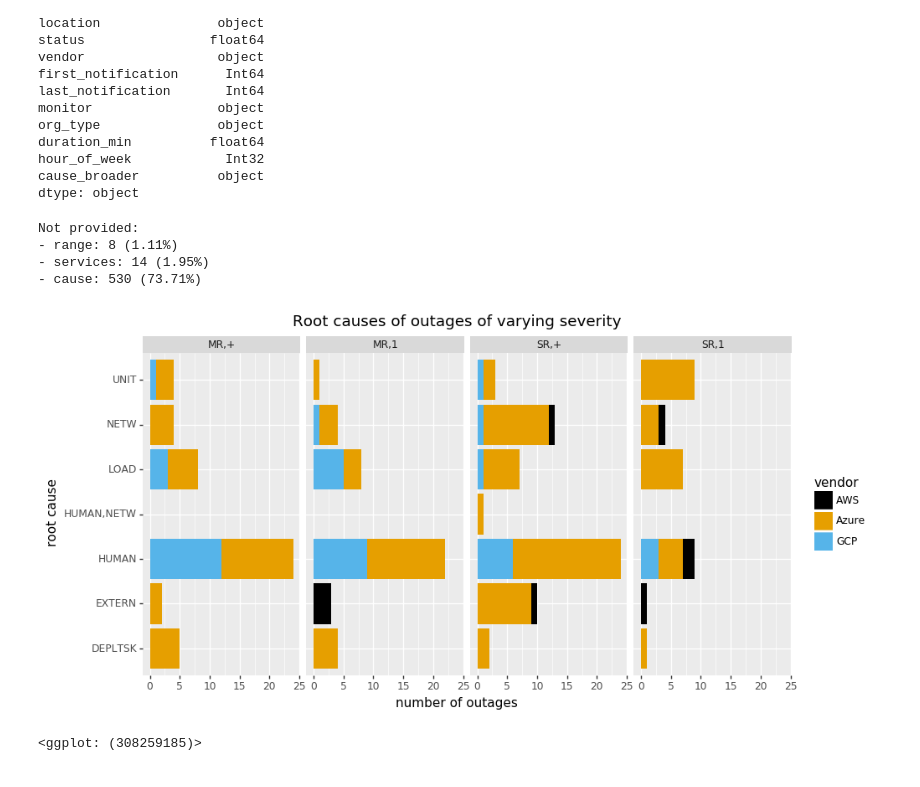
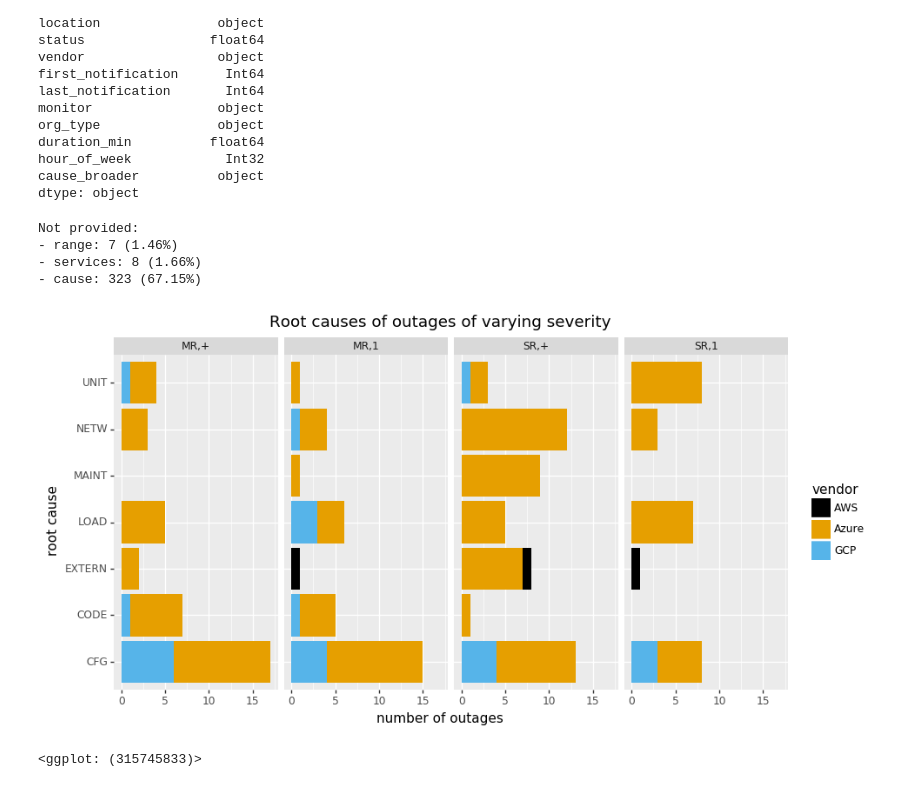
Before and after one commit to thezeroalpha/honours-project, a Jupyter notebook: notebooks/Plotting.ipynb, the cells around one changed output. Saved outputs shown, nothing was run; the diff lists cells and outputs as text; code cells hidden in the pictures.

```diff
--- a/notebooks/Plotting.ipynb
+++ b/notebooks/Plotting.ipynb
@@ -127,32 +127,32 @@ cause_broader          object
 dtype: object
 # %%
 # Removing single availability zone because only applies to AWS
-subdf = df[['range', 'services', 'vendor', 'cause', 'cause_broader']].query('range != "single availability zone"')
+subdf = df[['range', 'services', 'vendor', 'cause', 'cause_broader']]
 
 filt = subdf[filter_notprovided(subdf.cause) & filter_notprovided(subdf.range) & filter_notprovided(subdf.services)]
 
 plotdf = pd.DataFrame({'range_services': filt[['range', 'services']].applymap(shorten).agg(','.join, axis=1),
-                       'cause_broader': filt.cause_broader.map(lambda x: ','.join(map(shorten, x))),
+                       'cause_broader': filt.cause_broader.map(shorten),
                        'vendor': filt.vendor})
 
 
 export_graph("root-causes-by-severity", subdf, ['range', 'services', 'cause'],
              (p9.ggplot(plotdf)
               + p9.aes(x='cause_broader', fill='vendor')
               + p9.geom_bar()
               + p9.coord_flip()
               + p9.theme(figure_size=(10,5))
               + disc_fillpalette
               + p9.facet_grid("~ range_services")
               + p9.labs(y="number of outages", x="root cause")
               + p9.ggtitle("Root causes of outages of varying severity")))
 # %% [output]
 Not provided:
-- range: 8 (1.11%)
-- services: 14 (1.95%)
-- cause: 530 (73.71%)
+- range: 7 (1.46%)
+- services: 8 (1.66%)
+- cause: 323 (67.15%)
-[figure, old version]
+[figure, new version]
-<ggplot: (308259185)>
+<ggplot: (315745833)>
 # %%
 scale_x_hours_as_dow = p9.scale_x_continuous(breaks=range(0,24*8, 24), minor_breaks=1, labels=['Mon', 'Tue', 'Wed', 'Thu', 'Fri', 'Sat', 'Sun', ''])
 # %%
```
Also changed, not shown: parts of 11 cells of this notebook, 51 other files.
